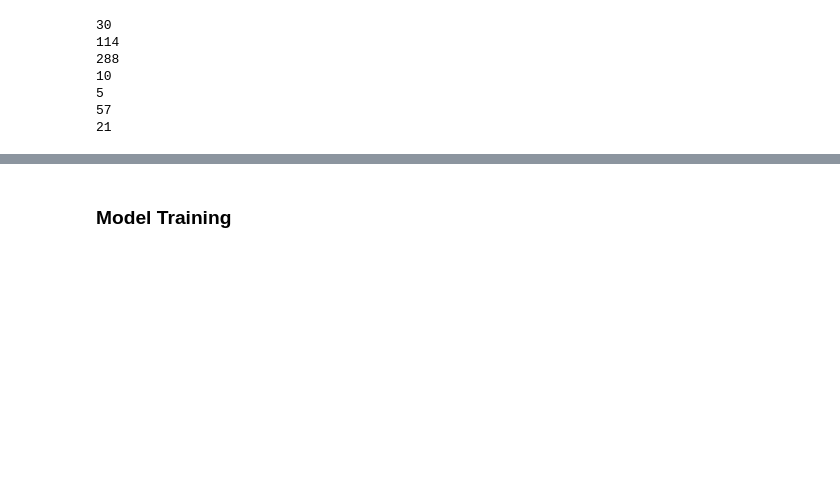
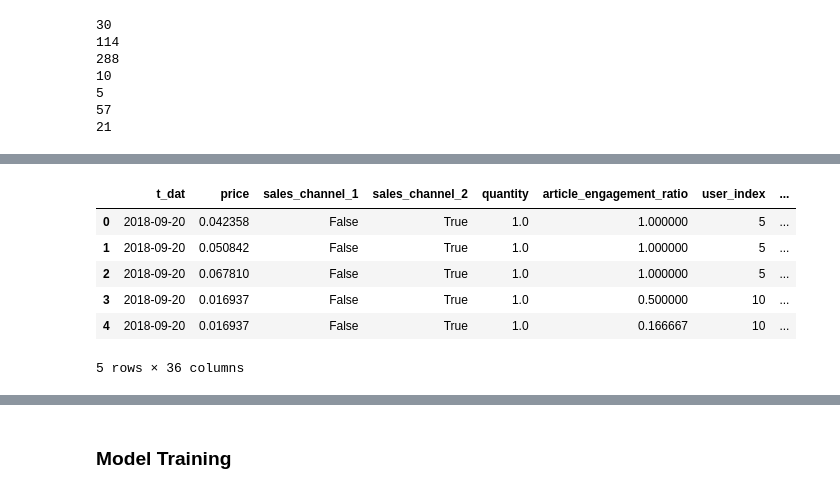
Before and after one commit to Afats/HnM-recco, a Jupyter notebook: hnm-notebook.ipynb, the cells around one changed output, grey strips where cells are left out. Saved outputs shown, nothing was run; the diff lists cells and outputs as text; code cells hidden in the pictures; blank space fills up the shorter version.

```diff
--- a/hnm-notebook.ipynb
+++ b/hnm-notebook.ipynb
@@ -816,9 +816,9 @@ for i in range(len(customers)):
     customer_idx = user_index_dict.get(customer_id, -1)
 
     if customer_idx != -1:
-        similar_user_idxs = top_k_similar_users[customer_idx]
+        similar_user_indexxs = top_k_similar_users[customer_idx]
         # Compute the mean of the user-item matrix for the similar users
-        user_feature = user_item_matrix[similar_user_idxs, :].mean(axis=0).A1
+        user_feature = user_item_matrix[similar_user_indexxs, :].mean(axis=0).A1
 
         # Store the mean in the customers DataFrame
         customers.loc[i, 'user_purchase_quant'] = user_feature.mean()
@@ -977,11 +986,11 @@ print(articles['garment_group_no'].nunique())
 # %%
-# drop customer_id and article_id
-articles_final_df = articles.drop(['article_id'], axis=1, inplace=True).copy()
-customers_final_df = customers.drop(['customer_id'], axis=1, inplace=True).copy()
-transactions_final_df = transactions.drop(['article_id', 'customer_id'], axis=1, inplace=True).copy()
+# already dropped for articles
+# articles_final_df = articles.drop(['article_id'], axis=1).copy()
+customers_final_df = customers.drop(['customer_id'], axis=1).copy()
+transactions_final_df = transactions.drop(['article_id', 'customer_id'], axis=1).copy()
 
 # Merge transactions with customers
 df = pd.merge(transactions_final_df, customers_final_df, on='user_index', how='left')
 
-# Merge resulting dataframe with articles
-df = pd.merge(df, articles_final_df, on='item_index', how='left')
+# Merge resulting dataframe with articles_final_df usually
+df = pd.merge(df, articles, on='item_index', how='left')
@@ -989,0 +997,7 @@ KeyError: "['article_id'] not found in axis"
+# %%
+# exttracting time-based features
+
+df['t_dat'] = pd.to_datetime(df['t_dat'])
+df['year'] = df['t_dat'].dt.year
+df['month'] = df['t_dat'].dt.month
+df['day'] = df['t_dat'].dt.day
@@ -999,0 +1089,13 @@ df.head()
+# %%
+# merge rfm with df on user_index
+
+df = pd.merge(df, rfm, on='user_index', how='left')
+df.head()
+# %% [output]
+|  | t_dat | price | sales_channel_1 | sales_channel_2 | quantity | article_engagement_ratio | user_index | ... |
+| 0 | 2018-09-20 | 0.042358 | False | True | 1.0 | 1.000000 | 5 | ... |
+| 1 | 2018-09-20 | 0.050842 | False | True | 1.0 | 1.000000 | 5 | ... |
+| 2 | 2018-09-20 | 0.067810 | False | True | 1.0 | 1.000000 | 5 | ... |
+| 3 | 2018-09-20 | 0.016937 | False | True | 1.0 | 0.500000 | 10 | ... |
+| 4 | 2018-09-20 | 0.016937 | False | True | 1.0 | 0.166667 | 10 | ... |
+5 rows × 36 columns
```
Also changed, not shown: parts of 15 cells of this notebook.
